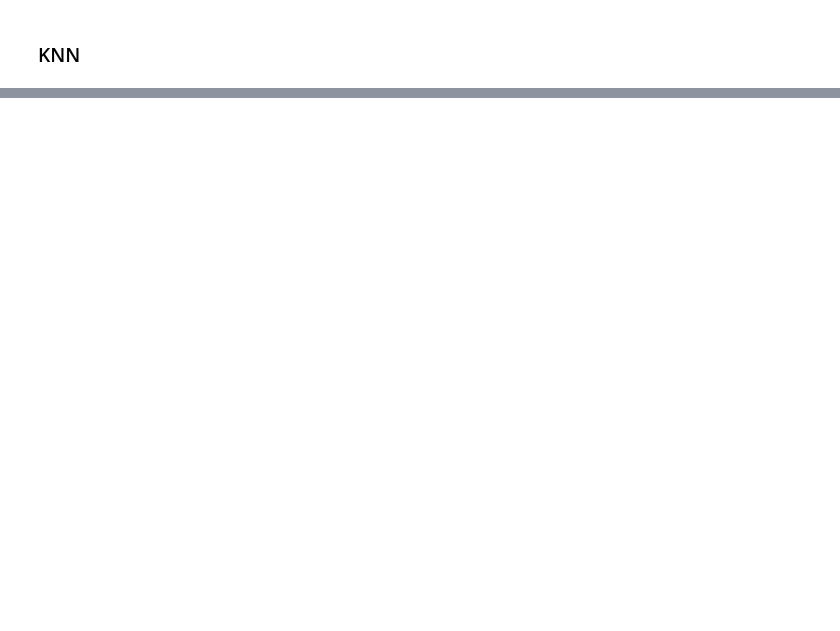
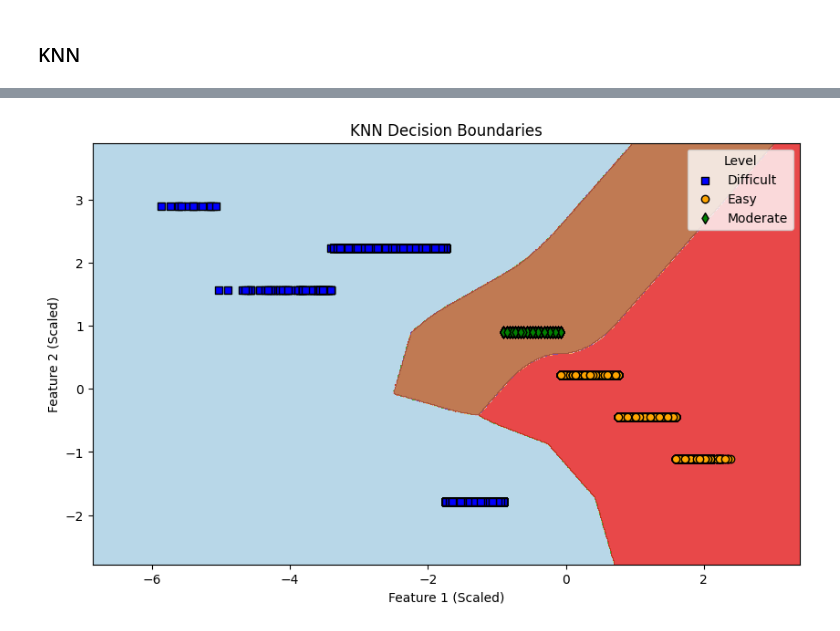
Before and after one commit to TempWiz/I2DS---Final-Project-Book-Recommandation-System, a Jupyter notebook: Final.ipynb, the cells around one changed output, grey strips where cells are left out. Cells and saved outputs as stored; diff of their text form; code cells hidden in the pictures; blank space fills up the shorter version.

```diff
--- a/Final.ipynb
+++ b/Final.ipynb
@@ -337,22 +422,2 @@ weighted avg       1.00      1.00      1.00     17448
 # %% [markdown]
 ### KNN
-# %%
-from sklearn.neighbors import KNeighborsClassifier
-
-knn = KNeighborsClassifier(n_neighbors=3)  # Sử dụng 3 láng giềng gần nhất
-knn.fit(X_train, y_train)
-
-# Dự đoán trên tập kiểm tra
-y_pred = knn.predict(X_test)
-
-# Đánh giá mô hình
-print("Accuracy:", accuracy_score(y_test, y_pred))
-print("\nClassification Report:\n", classification_report(y_test, y_pred))
-
-# Vẽ biểu đồ phân tán để trực quan hóa
-plt.figure(figsize=(8, 6))
-sns.scatterplot(data=description, x='score', y='grade', hue='level', palette='Set2', s=100)
-plt.title("Scatter Plot of Score vs Grade with Level as the target")
-plt.xlabel('Score')
-plt.ylabel('Grade')
-plt.show()
@@ -372,0 +424,58 @@ weighted avg       1.00      1.00      1.00     17448
+# %%
+from sklearn.neighbors import KNeighborsClassifier
+
+# Scale the features for better performance of KNN
+scaler = StandardScaler()
+X_train_scaled = scaler.fit_transform(X_train)
+X_test_scaled = scaler.transform(X_test)
+
+knn = KNeighborsClassifier(n_neighbors=3)
+knn.fit(X_train_scaled, y_train)
+
+# Predict on the test set
+y_pred = knn.predict(X_test_scaled)
+
+# Evaluate the model
+print("KNN Accuracy:", accuracy_score(y_test, y_pred))
+print("\nClassification Report:\n", classification_report(y_test, y_pred))
+
+# Visualize the decision boundaries
+x_min, x_max = X_train_scaled[:, 0].min() - 1, X_train_scaled[:, 0].max() + 1
+y_min, y_max = X_train_scaled[:, 1].min() - 1, X_train_scaled[:, 1].max() + 1
+xx, yy = np.meshgrid(np.arange(x_min, x_max, 0.01),
+                     np.arange(y_min, y_max, 0.01))
+
+# Predict classifications for the mesh grid
+Z = knn.predict(np.c_[xx.ravel(), yy.ravel()])
+Z = Z.reshape(xx.shape)
+
+# Plot the decision boundaries
+plt.figure(figsize=(10, 6))
+plt.contourf(xx, yy, Z, alpha=0.8, cmap=plt.cm.Paired)
+
+# Scatter plot the actual data points
+for i, color, label, marker in zip([0, 1, 2], ['blue', 'orange', 'green'], encoder.classes_, ['s', 'o', 'd']):
+    plt.scatter(X_train_scaled[y_train == i, 0], X_train_scaled[y_train == i, 1],
+                c=color, label=label, edgecolor='k', marker=marker)
+
+plt.xlabel('Feature 1 (Scaled)')
+plt.ylabel('Feature 2 (Scaled)')
+plt.legend(title="Level")
+plt.title("KNN Decision Boundaries")
+plt.show()
+
+# # Dự đoán trên tập kiểm tra
+# y_pred = knn.predict(X_test)
+
+# # Đánh giá mô hình
+# print("Accuracy:", accuracy_score(y_test, y_pred))
+# print("\nClassification Report:\n", classification_report(y_test, y_pred))
+
+# # Vẽ biểu đồ phân tán để trực quan hóa
+# plt.figure(figsize=(8, 6))
+# sns.scatterplot(data=description, x='score', y='grade', hue='level', palette='Set2', s=100)
+# plt.title("Scatter Plot of Score vs Grade with Level as the target")
+# plt.xlabel('Score')
+# plt.ylabel('Grade')
+# plt.show()
+# %% [output]
@@ -372,0 +494 @@ weighted avg       1.00      1.00      1.00     17448
+[figure, added]
```
Also changed, not shown: parts of 7 cells of this notebook.
